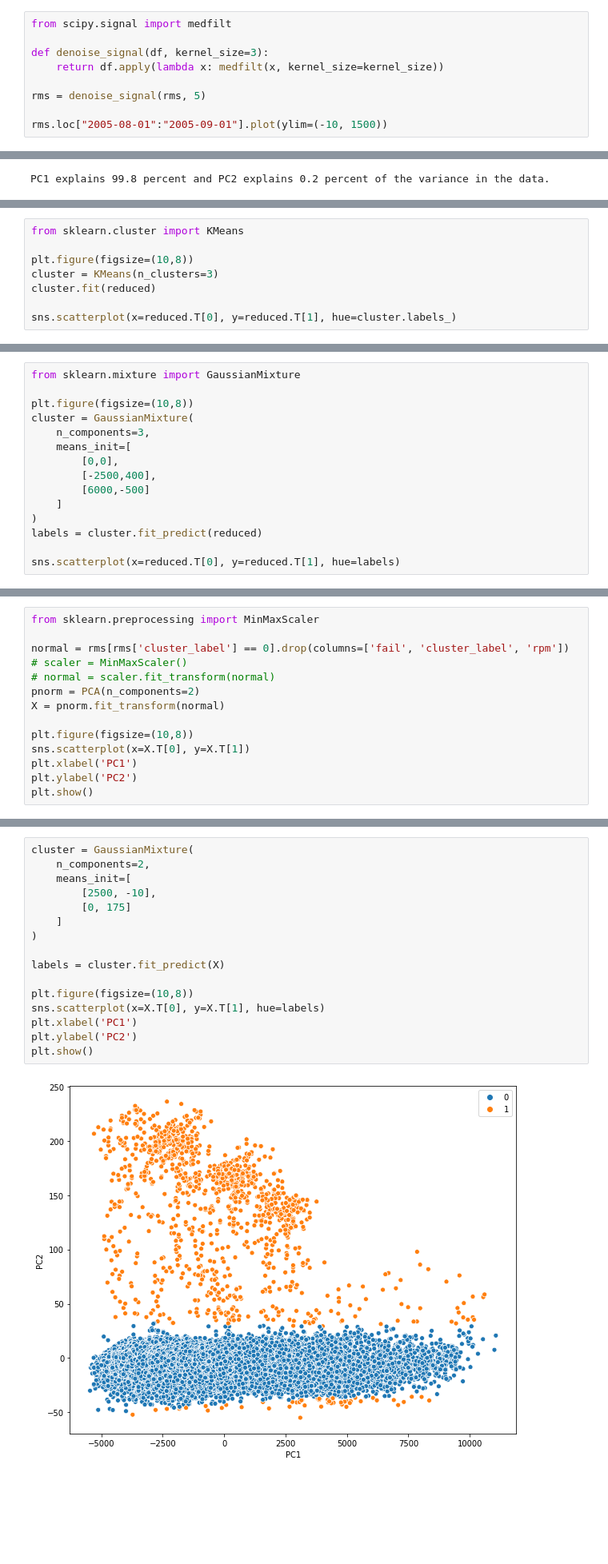
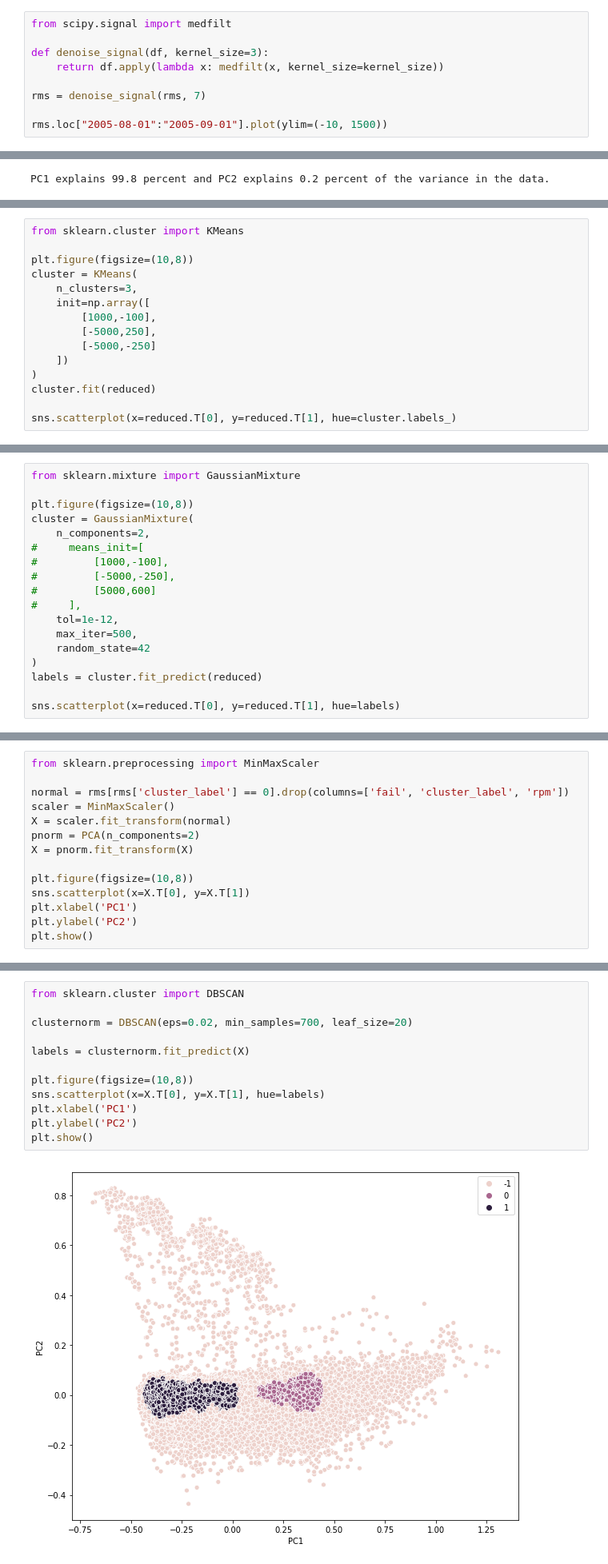
Before and after one commit to tawe141/data-science-challenge, a Jupyter notebook: Data science challenge.ipynb, the cells around one changed output, grey strips where cells are left out. Shown at 80% size. Cells and saved outputs as stored; diff of their text form; blank space fills up the shorter version.

```diff
--- a/Data science challenge.ipynb
+++ b/Data science challenge.ipynb
@@ -91,7 +92,7 @@ from scipy.signal import medfilt
 def denoise_signal(df, kernel_size=3):
     return df.apply(lambda x: medfilt(x, kernel_size=kernel_size))
 
-rms = denoise_signal(rms, 5)
+rms = denoise_signal(rms, 7)
 
 rms.loc["2005-08-01":"2005-09-01"].plot(ylim=(-10, 1500))
 # %% [output]
@@ -260,7 +264,14 @@ Let's see if we can cluster the three groups together. Each cluster looks like n
 from sklearn.cluster import KMeans
 
 plt.figure(figsize=(10,8))
-cluster = KMeans(n_clusters=3)
+cluster = KMeans(
+    n_clusters=3,
+    init=np.array([
+        [1000,-100],
+        [-5000,250],
+        [-5000,-250]
+    ])
+)
 cluster.fit(reduced)
 
 sns.scatterplot(x=reduced.T[0], y=reduced.T[1], hue=cluster.labels_)
@@ -276,12 +287,15 @@ from sklearn.mixture import GaussianMixture
 
 plt.figure(figsize=(10,8))
 cluster = GaussianMixture(
-    n_components=3,
-    means_init=[
-        [0,0],
-        [-2500,400],
-        [6000,-500]
-    ]
+    n_components=2,
+#     means_init=[
+#         [1000,-100],
+#         [-5000,-250],
+#         [5000,600]
+#     ],
+    tol=1e-12,
+    max_iter=500,
+    random_state=42
 )
 labels = cluster.fit_predict(reduced)
 
@@ -312,10 +324,10 @@ Now that we have a cluster for the normal condition, we can do a similar analysi
 from sklearn.preprocessing import MinMaxScaler
 
 normal = rms[rms['cluster_label'] == 0].drop(columns=['fail', 'cluster_label', 'rpm'])
-# scaler = MinMaxScaler()
-# normal = scaler.fit_transform(normal)
+scaler = MinMaxScaler()
+X = scaler.fit_transform(normal)
 pnorm = PCA(n_components=2)
-X = pnorm.fit_transform(normal)
+X = pnorm.fit_transform(X)
 
 plt.figure(figsize=(10,8))
 sns.scatterplot(x=X.T[0], y=X.T[1])
@@ -329,18 +354,14 @@ Visually, it looks like there's four clusters with the vast majority of data poi
 # %%
-cluster = GaussianMixture(
-    n_components=2,
-    means_init=[
-        [2500, -10],
-        [0, 175]
-    ]
-)
+from sklearn.cluster import DBSCAN
 
-labels = cluster.fit_predict(X)
+clusternorm = DBSCAN(eps=0.02, min_samples=700, leaf_size=20)
+
+labels = clusternorm.fit_predict(X)
 
 plt.figure(figsize=(10,8))
 sns.scatterplot(x=X.T[0], y=X.T[1], hue=labels)
 plt.xlabel('PC1')
 plt.ylabel('PC2')
 plt.show()
 # %% [output]
-[figure, old version]
+[figure, new version]
```
Also changed, not shown: parts of 36 cells of this notebook, 4 other files.
